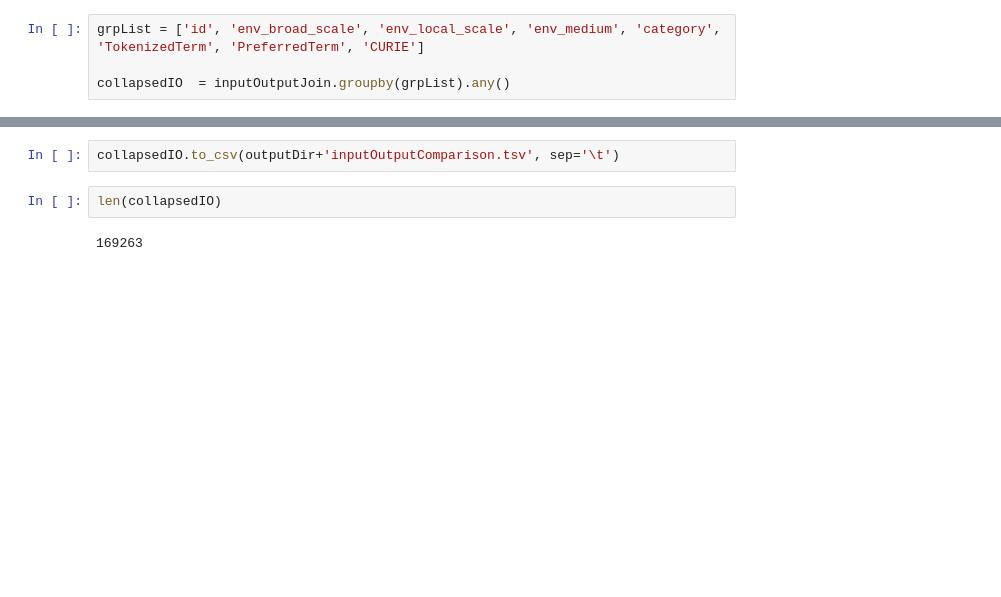
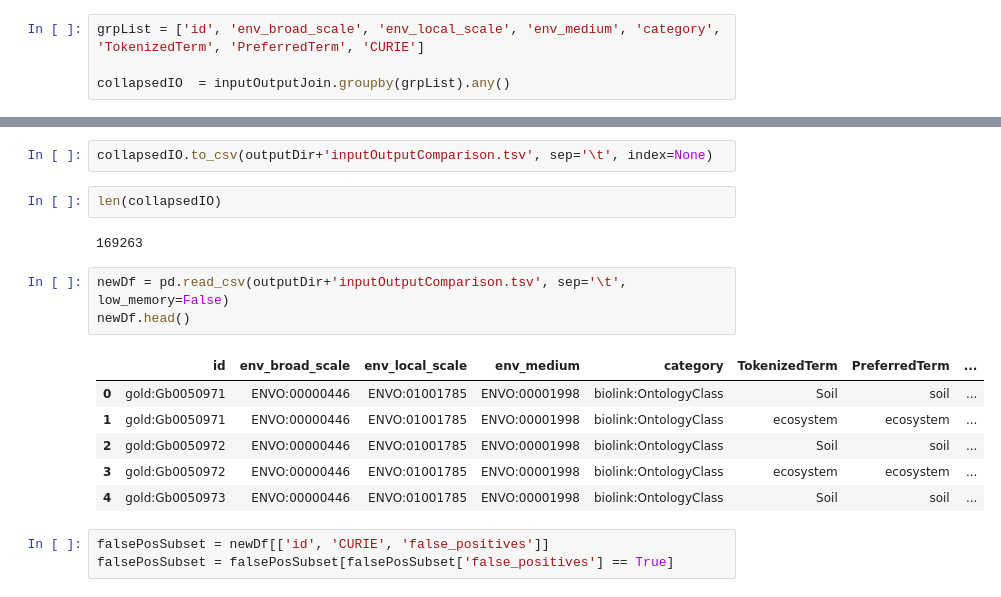
Before and after one commit to INCATools/biosample-analysis, a Jupyter notebook: src/notebooks/Gold database Analysis.ipynb, the cells around one changed output, grey strips where cells are left out. Drawn from its saved outputs; the diff is of its cells as text; blank space fills up the shorter version.

```diff
--- a/src/notebooks/Gold database Analysis.ipynb
+++ b/src/notebooks/Gold database Analysis.ipynb
@@ -95,8 +95,21 @@ collapsedIO.head()
 |  |  |  |  |  | ecosystem | ecosystem | ENVO:01001110 | ... |
 | gold:Gb0050973 | ENVO:00000446 | ENVO:01001785 | ENVO:00001998 | biolink:OntologyClass | Soil | soil | ENVO:00001998 | ... |
 # %%
-collapsedIO.to_csv(outputDir+'inputOutputComparison.tsv', sep='\t')
+collapsedIO.to_csv(outputDir+'inputOutputComparison.tsv', sep='\t', index=None)
 # %%
 len(collapsedIO)
 # %% [output]
 169263
+# %%
+newDf = pd.read_csv(outputDir+'inputOutputComparison.tsv', sep='\t', low_memory=False)
+newDf.head()
+# %% [output]
+|  | id | env_broad_scale | env_local_scale | env_medium | category | TokenizedTerm | PreferredTerm | ... |
+| 0 | gold:Gb0050971 | ENVO:00000446 | ENVO:01001785 | ENVO:00001998 | biolink:OntologyClass | Soil | soil | ... |
+| 1 | gold:Gb0050971 | ENVO:00000446 | ENVO:01001785 | ENVO:00001998 | biolink:OntologyClass | ecosystem | ecosystem | ... |
+| 2 | gold:Gb0050972 | ENVO:00000446 | ENVO:01001785 | ENVO:00001998 | biolink:OntologyClass | Soil | soil | ... |
+| 3 | gold:Gb0050972 | ENVO:00000446 | ENVO:01001785 | ENVO:00001998 | biolink:OntologyClass | ecosystem | ecosystem | ... |
+| 4 | gold:Gb0050973 | ENVO:00000446 | ENVO:01001785 | ENVO:00001998 | biolink:OntologyClass | Soil | soil | ... |
+# %%
+falsePosSubset = newDf[['id', 'CURIE', 'false_positives']]
+falsePosSubset = falsePosSubset[falsePosSubset['false_positives'] == True]
```
Also changed, not shown: parts of 7 cells of this notebook, 1 other file.
